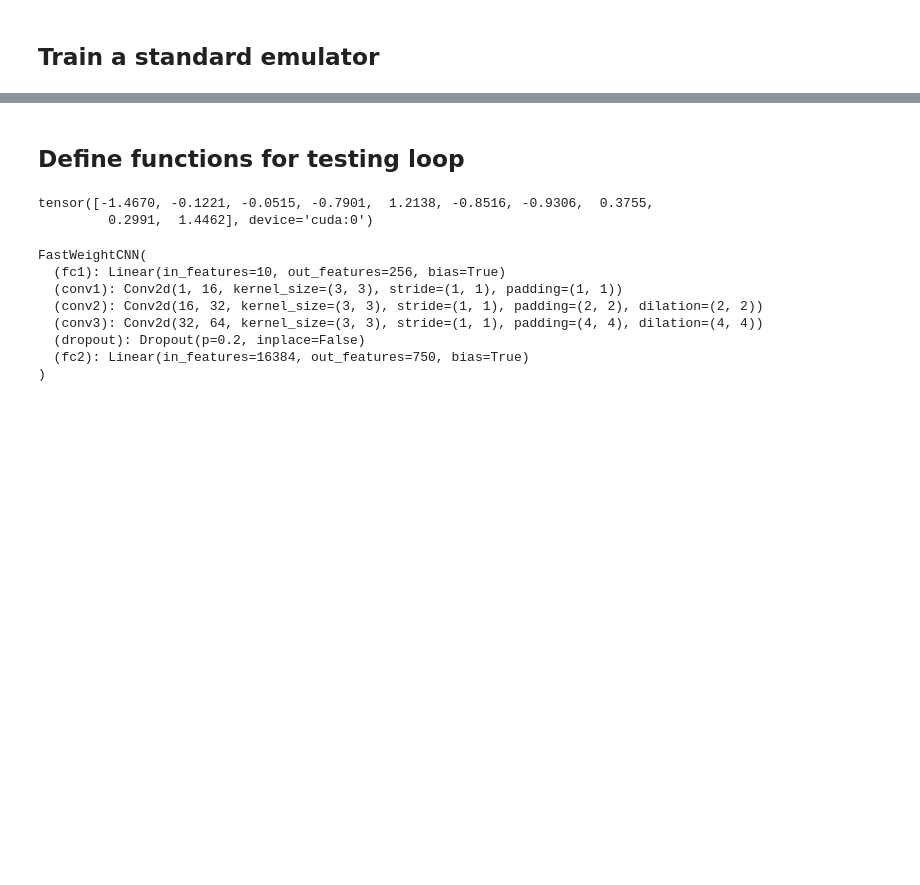
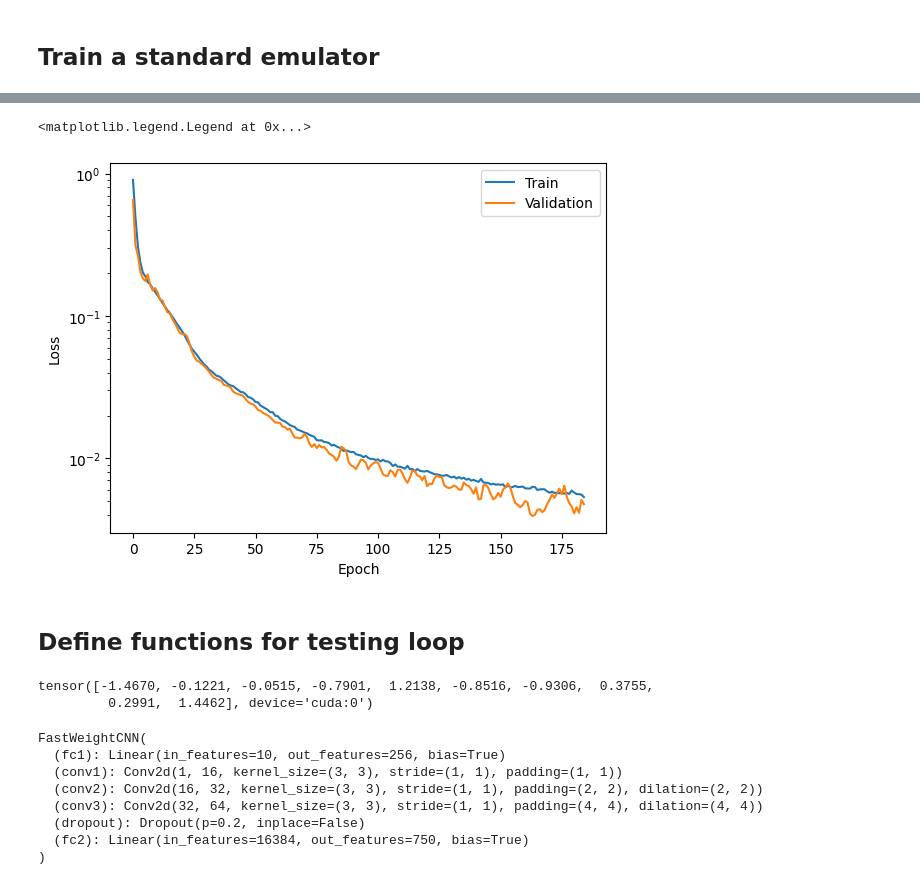
Before and after one commit to CMacM/CosyMAML, a Jupyter notebook: final_compare_pre-train_maml.ipynb, the cells around one changed output, grey strips where cells are left out. Drawn from its saved outputs; the diff is of its cells as text; code cells hidden in the pictures; blank space fills up the shorter version.

```diff
--- a/final_compare_pre-train_maml.ipynb
+++ b/final_compare_pre-train_maml.ipynb
@@ -159,0 +161,25 @@ Took 48.40 seconds
+# %%
+pretrain_file = 'data/42_dndz_nsamples=24000.h5'
+n_train = 20000
+
+print('Pretraining emualtor with standard method...')
+# Load pretraining data for standard training emulator
+train_data, _, X_val, y_val, _, _ = training.load_train_test_val(
+    filepath=pretrain_file, n_train=n_train, n_val=4000, n_test=None, seed=14,
+    device=device
+)
+print(X_val.size(), y_val.size())
+
+# Pretrain an emulator in the standard way
+train_loader = DataLoader(train_data, batch_size=5000, shuffle=False)
+print('Pre-training emulator with {} samples...'.format(len(train_data)))
+pretrain_model, pretrain_time, train_losses, val_losses = training.train_standard_emulator(train_loader, X_val, y_val, device=device)
+print('Pre-training time:', pretrain_time)
+
+plt.plot(train_losses, label='Train')
+plt.plot(val_losses, label='Validation')
+plt.xlabel('Epoch')
+plt.ylabel('Loss')
+plt.yscale('log')
+plt.legend()
+# %% [output]
@@ -160,3 +203,5 @@ Took 48.40 seconds
+<matplotlib.legend.Legend at 0x...>
+[figure, added]
 # %% [markdown]
 ## Define functions for testing loop
 # %%
```
Also changed, not shown: parts of 8 cells of this notebook, 38 other files.
